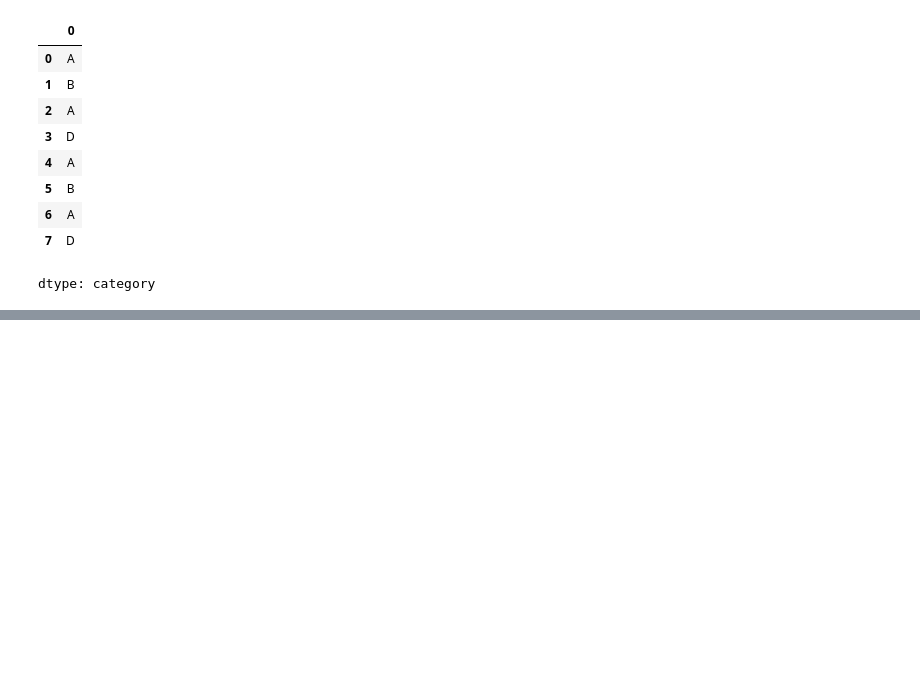
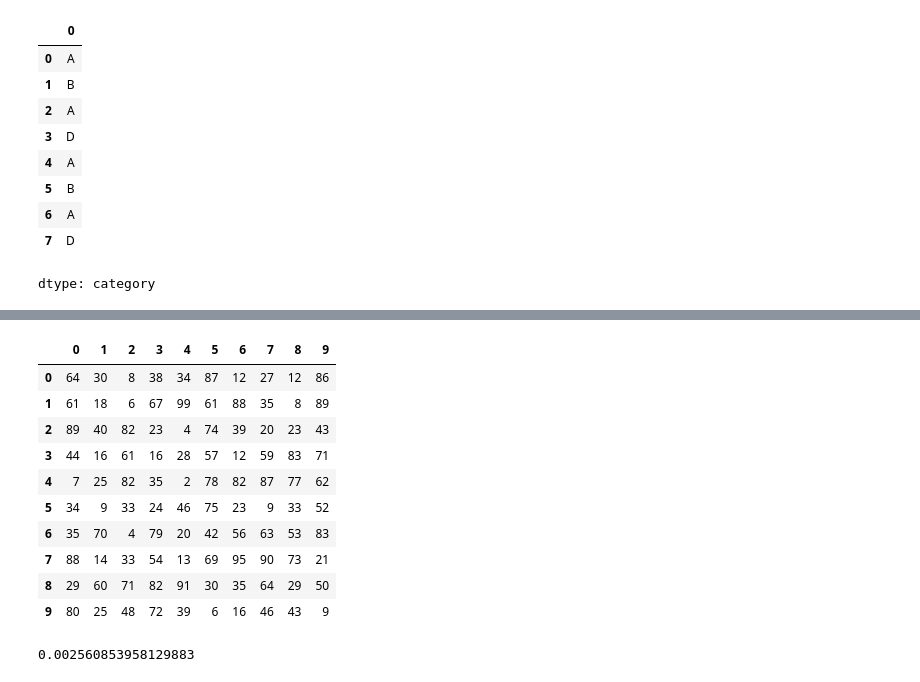
Before and after one commit to azem46/Python_Colab_Handbook, a Jupyter notebook: Python_Ders_16_2_Pandas_ipynb.ipynb, the cells around one changed output, grey strips where cells are left out. Drawn from its saved outputs; the diff is of its cells as text; code cells hidden in the pictures; blank space fills up the shorter version.

```diff
--- a/Python_Ders_16_2_Pandas_ipynb.ipynb
+++ b/Python_Ders_16_2_Pandas_ipynb.ipynb
@@ -1596,0 +1641,6 @@ dtype: category
+# %%
+#Matris oluşturup dataframe e dönüştürmek
+# 1 ile 100 arasında 10 tane ve 10 sütundan oluşan bir matris oluşturalım
+mtr = np.random.randint(1,100,size=(10,10))
+
+mtr
@@ -1596,0 +1658,27 @@ dtype: category
+# %%
+mtr2=pd.DataFrame(mtr)
+mtr2
+# %% [output]
+|  | 0 | 1 | 2 | 3 | 4 | 5 | 6 | 7 | 8 | 9 |
+| 0 | 64 | 30 | 8 | 38 | 34 | 87 | 12 | 27 | 12 | 86 |
+| 1 | 61 | 18 | 6 | 67 | 99 | 61 | 88 | 35 | 8 | 89 |
+| 2 | 89 | 40 | 82 | 23 | 4 | 74 | 39 | 20 | 23 | 43 |
+| 3 | 44 | 16 | 61 | 16 | 28 | 57 | 12 | 59 | 83 | 71 |
+| 4 | 7 | 25 | 82 | 35 | 2 | 78 | 82 | 87 | 77 | 62 |
+| 5 | 34 | 9 | 33 | 24 | 46 | 75 | 23 | 9 | 33 | 52 |
+| 6 | 35 | 70 | 4 | 79 | 20 | 42 | 56 | 63 | 53 | 83 |
+| 7 | 88 | 14 | 33 | 54 | 13 | 69 | 95 | 90 | 73 | 21 |
+| 8 | 29 | 60 | 71 | 82 | 91 | 30 | 35 | 64 | 29 | 50 |
+| 9 | 80 | 25 | 48 | 72 | 39 | 6 | 16 | 46 | 43 | 9 |
+# %%
+import time
+#konu ile alakasız ama önemli bir işlemin yapılma süresini ölçmek için
+
+baslangic=time.time()
+islem=mtr2.apply(lambda x:x**2)
+bitis=time.time()
+süre=bitis-baslangic
+print(süre)
+#
+# %% [output]
+0.002560853958129883
```
Also changed, not shown: parts of 29 cells of this notebook.
